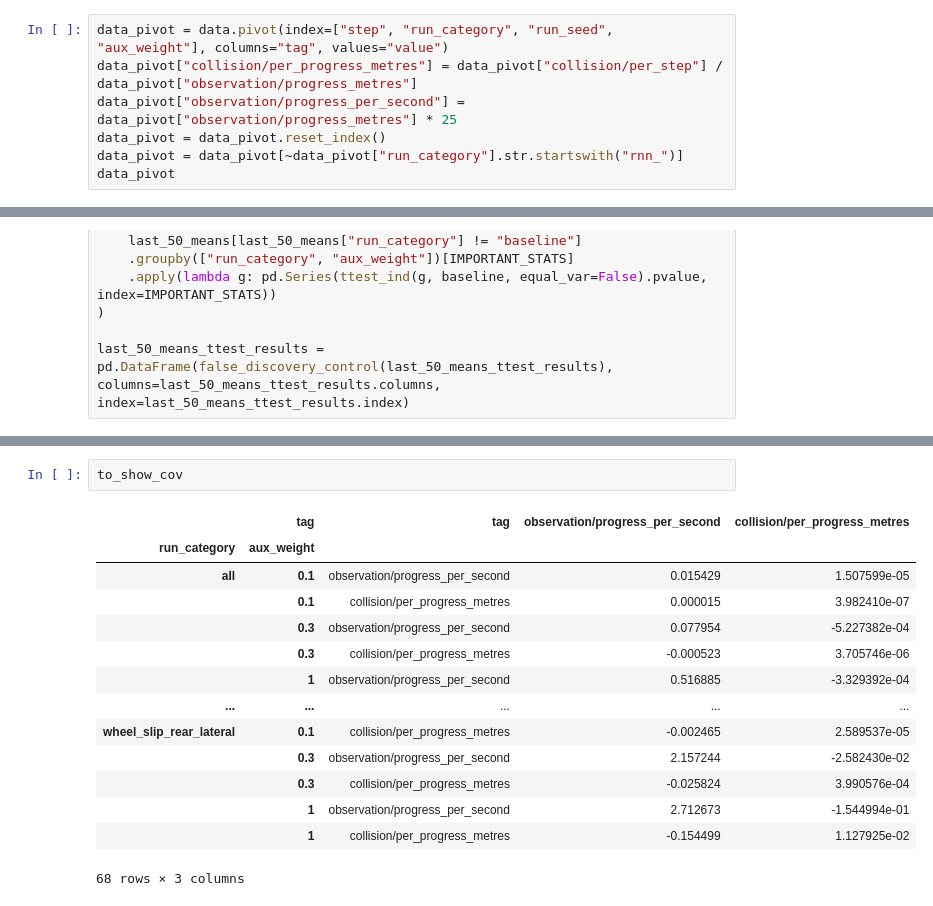
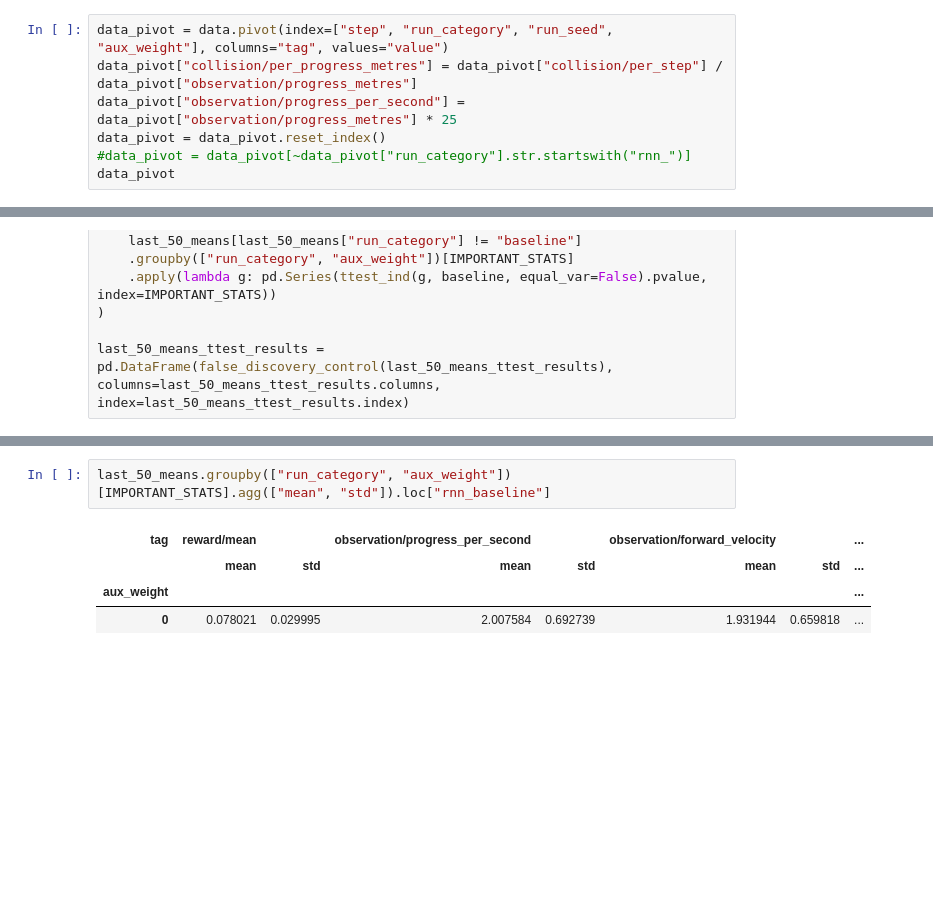
Before and after one commit to jacquesamsel/skripsie, a Jupyter notebook: view_tensorboard.ipynb, the cells around one changed output, grey strips where cells are left out. Saved outputs shown, nothing was run; the diff lists cells and outputs as text; blank space fills up the shorter version.

```diff
--- a/view_tensorboard.ipynb
+++ b/view_tensorboard.ipynb
@@ -63,7 +63,7 @@ data_pivot = data.pivot(index=["step", "run_category", "run_seed", "aux_weight"]
 data_pivot["collision/per_progress_metres"] = data_pivot["collision/per_step"] / data_pivot["observation/progress_metres"]
 data_pivot["observation/progress_per_second"] = data_pivot["observation/progress_metres"] * 25
 data_pivot = data_pivot.reset_index()
-data_pivot = data_pivot[~data_pivot["run_category"].str.startswith("rnn_")]
+#data_pivot = data_pivot[~data_pivot["run_category"].str.startswith("rnn_")]
 data_pivot
 # %% [output]
 | tag | step | run_category | run_seed | aux_weight | collision/per_episode | collision/per_step | ... |
@@ -203,20 +203,10 @@ plt.savefig("results/figures/last_50_means_heatmap.pdf", bbox_inches="tight")
 # %%
-to_show_cov
+last_50_means.groupby(["run_category", "aux_weight"])[IMPORTANT_STATS].agg(["mean", "std"]).loc["rnn_baseline"]
 # %% [output]
-|  | tag | tag | observation/progress_per_second | collision/per_progress_metres |
-| run_category | aux_weight |  |  |  |
-| all | 0.1 | observation/progress_per_second | 0.015429 | 1.507599e-05 |
-|  | 0.1 | collision/per_progress_metres | 0.000015 | 3.982410e-07 |
-|  | 0.3 | observation/progress_per_second | 0.077954 | -5.227382e-04 |
-|  | 0.3 | collision/per_progress_metres | -0.000523 | 3.705746e-06 |
-|  | 1 | observation/progress_per_second | 0.516885 | -3.329392e-04 |
-| ... | ... | ... | ... | ... |
-| wheel_slip_rear_lateral | 0.1 | collision/per_progress_metres | -0.002465 | 2.589537e-05 |
-|  | 0.3 | observation/progress_per_second | 2.157244 | -2.582430e-02 |
-|  | 0.3 | collision/per_progress_metres | -0.025824 | 3.990576e-04 |
-|  | 1 | observation/progress_per_second | 2.712673 | -1.544994e-01 |
-|  | 1 | collision/per_progress_metres | -0.154499 | 1.127925e-02 |
+| tag | reward/mean |  | observation/progress_per_second |  | observation/forward_velocity |  | ... |
+|  | mean | std | mean | std | mean | std | ... |
+| aux_weight |  |  |  |  |  |  | ... |
+| 0 | 0.078021 | 0.029995 | 2.007584 | 0.692739 | 1.931944 | 0.659818 | ... |
-68 rows × 3 columns
 # %%
 x_col = "observation/progress_per_second"
 y_col = "collision/per_progress_metres"
```
Also changed, not shown: parts of 12 cells of this notebook, 22 other files.
